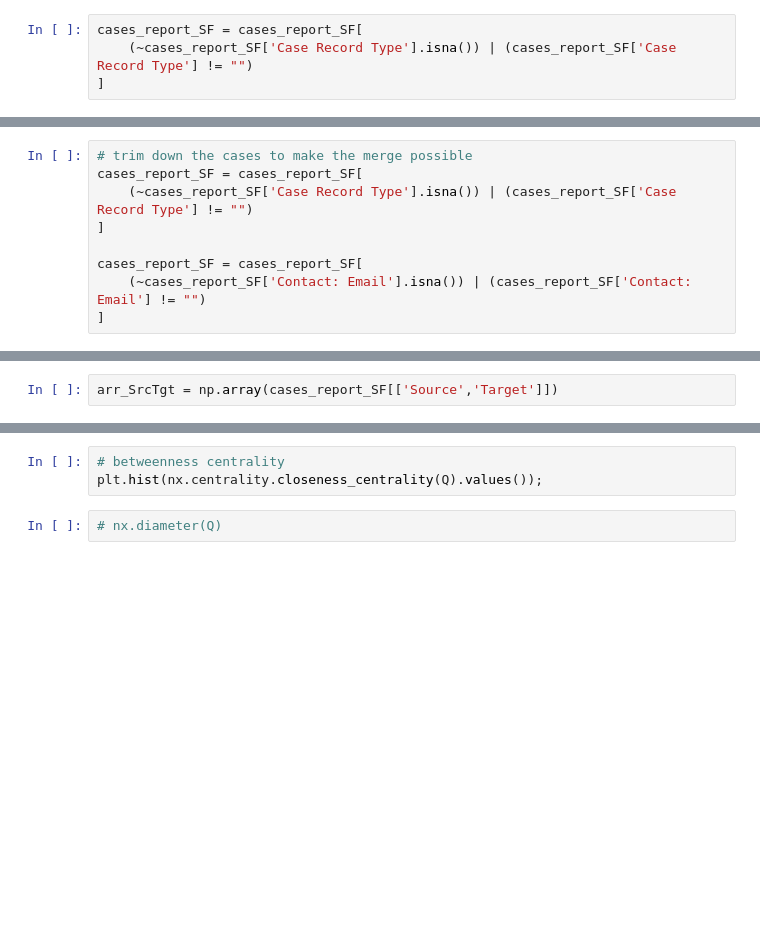
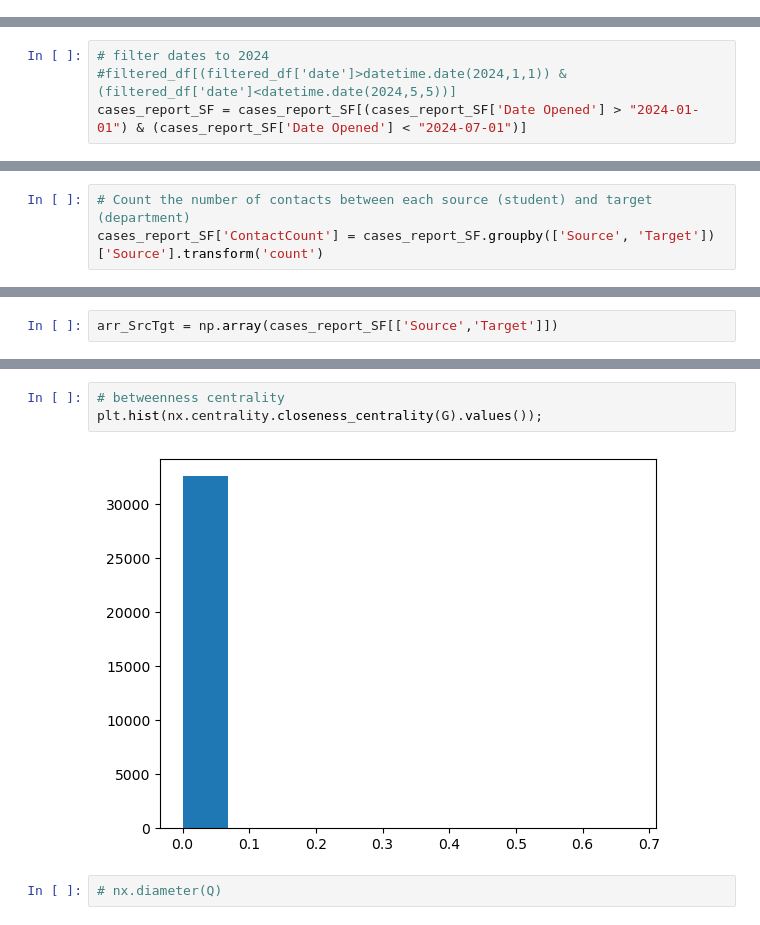
Before and after one commit to jmp243/network_analysis, a Jupyter notebook: Documents/Trellis/Network_Analysis_Tableau/python_scripts/student_centered-network_cases_only.ipynb, the cells around one changed output, grey strips where cells are left out. Drawn from its saved outputs; the diff is of its cells as text; blank space fills up the shorter version.

Commit message:
adding a new cases only script

```diff
--- a/Documents/Trellis/Network_Analysis_Tableau/python_scripts/student_centered-network_cases_only.ipynb
+++ b/Documents/Trellis/Network_Analysis_Tableau/python_scripts/student_centered-network_cases_only.ipynb
@@ -117,7 +116,3 @@ cases_report_SF.shape
-# %%
-cases_report_SF = cases_report_SF[
-    (~cases_report_SF['Case Record Type'].isna()) | (cases_report_SF['Case Record Type'] != "")
-]
 # %%
 # Convert 'Appointment Date' column to datetime
 cases_report_SF['Date/Time Opened'] = pd.to_datetime(cases_report_SF['Date/Time Opened'])
@@ -139,9 +126,0 @@ cases_report_SF['days_since'] = (cases_report_SF['today'] - cases_report_SF['Dat
-# %%
-# trim down the cases to make the merge possible
-cases_report_SF = cases_report_SF[
-    (~cases_report_SF['Case Record Type'].isna()) | (cases_report_SF['Case Record Type'] != "")
-]
-
-cases_report_SF = cases_report_SF[
-    (~cases_report_SF['Contact: Email'].isna()) | (cases_report_SF['Contact: Email'] != "")
-]
@@ -161,3 +134,7 @@ Number of unique Case Record Types: 2
+# %%
+# filter dates to 2024
+#filtered_df[(filtered_df['date']>datetime.date(2024,1,1)) & (filtered_df['date']<datetime.date(2024,5,5))]
+cases_report_SF = cases_report_SF[(cases_report_SF['Date Opened'] > "2024-01-01") & (cases_report_SF['Date Opened'] < "2024-07-01")]
 # %%
 # add an index column
 
@@ -184,6 +161,9 @@ cases_report_SF['Direction'] = cases_report_SF['Source'] + ' -> ' + cases_report
 grouped = cases_report_SF.groupby('Advisor Name')['Department'].transform('first')
 # Impute the 'DEPARTMENT' value within each group
 cases_report_SF['Department'] = cases_report_SF['Department'].fillna(grouped)
+# %%
+# Count the number of contacts between each source (student) and target (department)
+cases_report_SF['ContactCount'] = cases_report_SF.groupby(['Source', 'Target'])['Source'].transform('count')
 # %%
 # FOLLOWING KNIPPENBERG
 
@@ -260,6 +293,8 @@ plt.show()
 # %%
 # betweenness centrality
-plt.hist(nx.centrality.closeness_centrality(Q).values());
+plt.hist(nx.centrality.closeness_centrality(G).values());
+# %% [output]
+[figure, added]
 # %%
 # nx.diameter(Q)
 # %%
```
Also changed, not shown: parts of 25 cells of this notebook.
